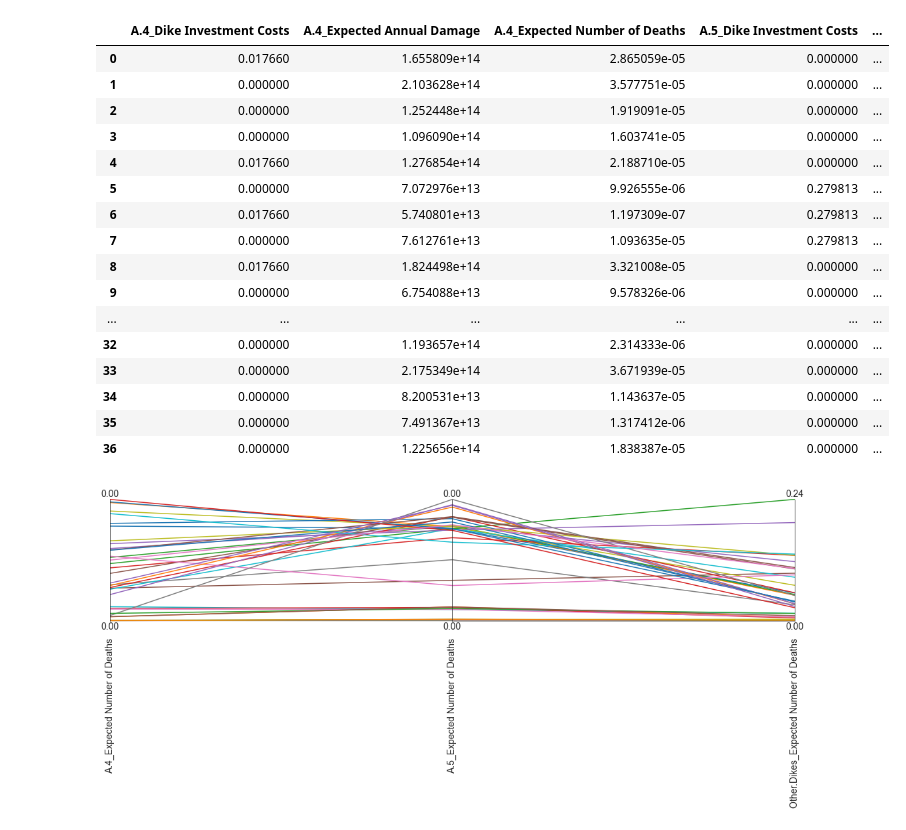
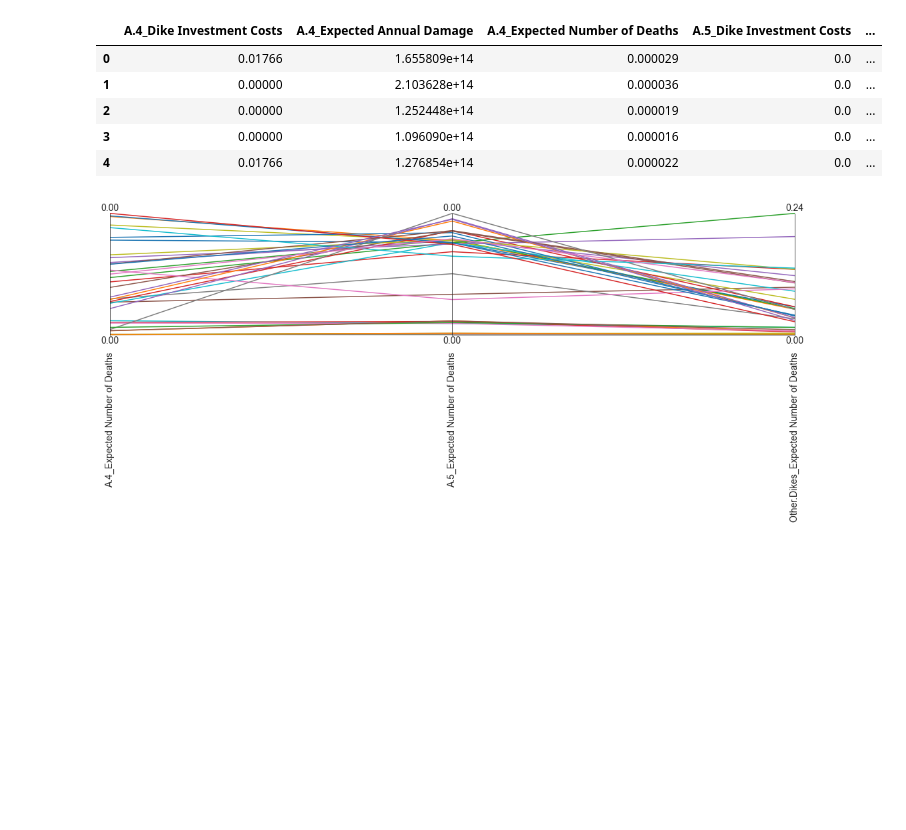
Before and after one commit to LudovicaBindi/MBDM-Final_Project, a Jupyter notebook: final_step3_compute_robustness.ipynb, the cells around one changed output. Drawn from its saved outputs; the diff is of its cells as text; code cells hidden in the pictures; blank space fills up the shorter version.

```diff
--- a/final_step3_compute_robustness.ipynb
+++ b/final_step3_compute_robustness.ipynb
@@ -1,4 +0,0 @@
-# %%
-import pickle
-outcomes_file = open("intermediate outputs/second evaluation - outcomes description new.pkl", "rb")
-outcomes = pickle.load(outcomes_file)
@@ -54,35 +26,24 @@ dike_model, planning_steps = get_model_for_problem_formulation(6)
 # %%
 overall_scores = {}
 for policy in np.unique(experiments['policy']):
     scores = {}
 
     logical = experiments['policy']==policy
 
     for outcome in dike_model.outcomes:
         value  = outcomes[outcome.name][logical]
         sn_ratio = s_to_n(value, outcome.kind)
         scores[outcome.name] = sn_ratio
     overall_scores[policy] = scores
 scores = pd.DataFrame.from_dict(overall_scores).T
-scores
+scores.head()
 # %% [output]
 |  | A.4_Dike Investment Costs | A.4_Expected Annual Damage | A.4_Expected Number of Deaths | A.5_Dike Investment Costs | ... |
-| 0 | 0.017660 | 1.655809e+14 | 2.865059e-05 | 0.000000 | ... |
-| 1 | 0.000000 | 2.103628e+14 | 3.577751e-05 | 0.000000 | ... |
-| 2 | 0.000000 | 1.252448e+14 | 1.919091e-05 | 0.000000 | ... |
-| 3 | 0.000000 | 1.096090e+14 | 1.603741e-05 | 0.000000 | ... |
-| 4 | 0.017660 | 1.276854e+14 | 2.188710e-05 | 0.000000 | ... |
-| 5 | 0.000000 | 7.072976e+13 | 9.926555e-06 | 0.279813 | ... |
-| 6 | 0.017660 | 5.740801e+13 | 1.197309e-07 | 0.279813 | ... |
-| 7 | 0.000000 | 7.612761e+13 | 1.093635e-05 | 0.279813 | ... |
-| 8 | 0.017660 | 1.824498e+14 | 3.321008e-05 | 0.000000 | ... |
-| 9 | 0.000000 | 6.754088e+13 | 9.578326e-06 | 0.000000 | ... |
-| ... | ... | ... | ... | ... | ... |
-| 32 | 0.000000 | 1.193657e+14 | 2.314333e-06 | 0.000000 | ... |
-| 33 | 0.000000 | 2.175349e+14 | 3.671939e-05 | 0.000000 | ... |
-| 34 | 0.000000 | 8.200531e+13 | 1.143637e-05 | 0.000000 | ... |
-| 35 | 0.000000 | 7.491367e+13 | 1.317412e-06 | 0.000000 | ... |
-| 36 | 0.000000 | 1.225656e+14 | 1.838387e-05 | 0.000000 | ... |
+| 0 | 0.01766 | 1.655809e+14 | 0.000029 | 0.0 | ... |
+| 1 | 0.00000 | 2.103628e+14 | 0.000036 | 0.0 | ... |
+| 2 | 0.00000 | 1.252448e+14 | 0.000019 | 0.0 | ... |
+| 3 | 0.00000 | 1.096090e+14 | 0.000016 | 0.0 | ... |
+| 4 | 0.01766 | 1.276854e+14 | 0.000022 | 0.0 | ... |
 # %%
 from ema_workbench.analysis import parcoords
 
```
Also changed, not shown: parts of 4 cells of this notebook, 54 other files.
